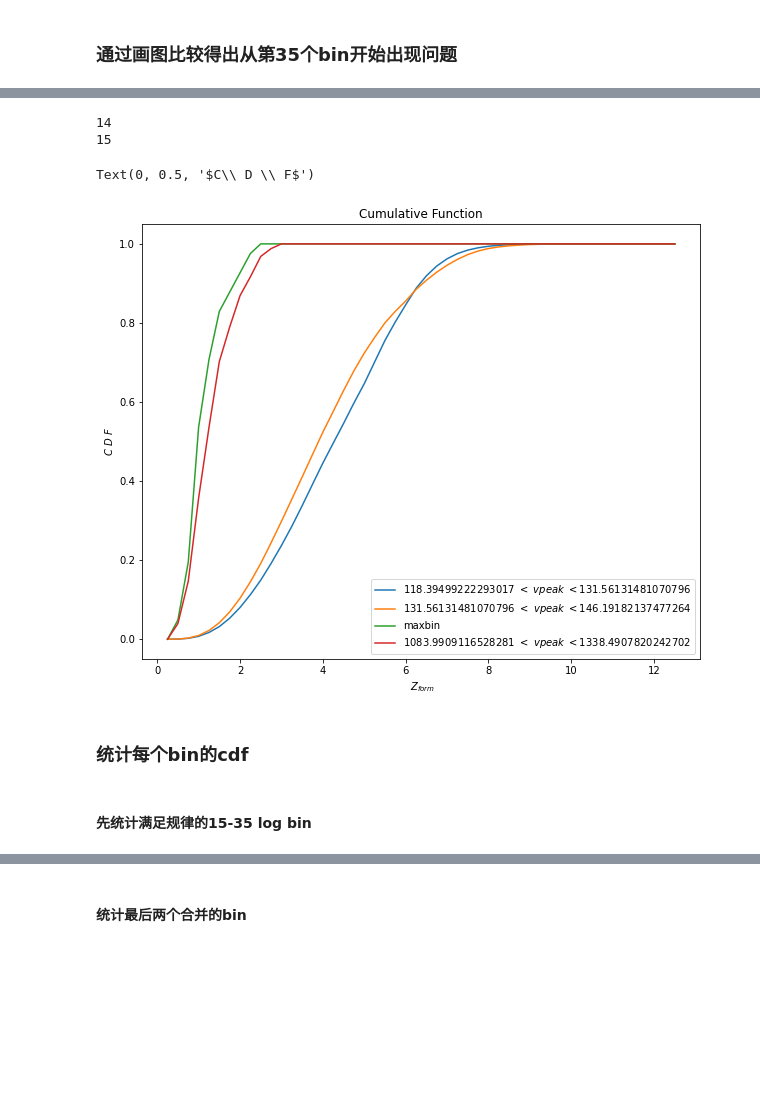
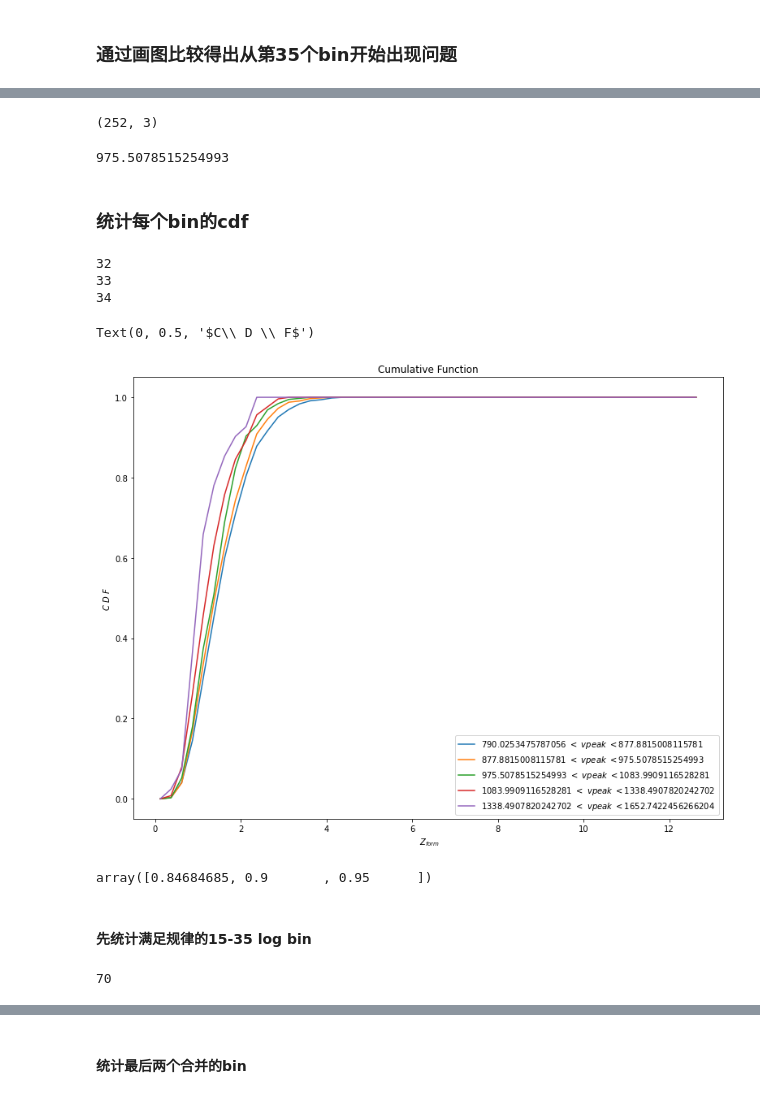
Before and after one commit to zhengyun0215/mock, a Jupyter notebook: zform_new.ipynb, the cells around one changed output, grey strips where cells are left out. Drawn from its saved outputs; the diff is of its cells as text; code cells hidden in the pictures; blank space fills up the shorter version.

```diff
--- a/zform_new.ipynb
+++ b/zform_new.ipynb
@@ -313,32 +299,55 @@ array([0.3938972 , 1.00151654, 2.17974646, 1.03508981, 0.70475603,
-# %%
-plt.figure(figsize=(10,8))
-for i in range(14,16):
-    print(i)
-    info = np.array(vpeak_logbin[i])
-    v_hist = np.histogram(info[:,2],bin_red)[0]
-    cdf = np.cumsum(v_hist/sum(v_hist))
-    plt.plot(bin_red[1:],cdf,label = '$%s\ <\ vpeak\ < %s$'%(bin_log[i-1],bin_log[i]))
-
-v_hist1 = np.histogram(temp1[:,2],bin_red)[0]
-cdf1 = np.cumsum(v_hist1/sum(v_hist1))
-v_hist2 = np.histogram(temp2[:,2],bin_red)[0]
-cdf2 = np.cumsum(v_hist2/sum(v_hist2))
-plt.plot(bin_red[1:],cdf1,label = 'maxbin')
-plt.plot(bin_red[1:],cdf2,label = '$%s\ <\ vpeak\ < %s$'%(bin_log[34],bin_log[36]))
-
-
-plt.plot()
-plt.legend()
-plt.title('Cumulative Function')
-plt.xlabel(r' $Z_{form}$ ')
-plt.ylabel(r'$C\ D \ F$')
-# %% [output]
-14
-15
-Text(0, 0.5, '$C\\ D \\ F$')
-[figure, removed]
+# %%
+temp2.shape
+# %% [output]
+(252, 3)
+# %%
+bin_log[33]
+# %% [output]
+975.5078515254993
 # %% [markdown]
 ### 统计每个bin的cdf
+# %%
+plt.figure(figsize=(13,10))
+for i in range(32,35):
+    print(i)
+    info = np.array(vpeak_logbin[i])
+    v_hist = np.histogram(info[:,2],bin_red)[0]
+    cdf = np.cumsum(v_hist/sum(v_hist))
+    plt.plot(bin_red[1:],cdf,label = '$%s\ <\ vpeak\ < %s$'%(bin_log[i-1],bin_log[i]))
+
+v_hist1 = np.histogram(temp1[:,2],bin_red)[0]
+cdf1 = np.cumsum(v_hist1/sum(v_hist1))
+
+v_hist2 = np.histogram(temp2[:,2],bin_red)[0]
+cdf2 = np.cumsum(v_hist2/sum(v_hist2))
+# v_hist3 = np.histogram(temp3[:,2],bin_red)[0]
+# cdf3 = np.cumsum(v_hist3/sum(v_hist3))
+# plt.plot(bin_red[1:],cdf3,label = '$%s\ <\ vpeak\ < %s$'%(bin_log[33],bin_log[35]))
+plt.plot(bin_red[1:],cdf2,label = '$%s\ <\ vpeak\ < %s$'%(bin_log[-6],bin_log[-4]))
+plt.plot(bin_red[1:],cdf1,label = '$%s\ <\ vpeak\ < %s$'%(bin_log[-4],bin_log[-2]))
+
+
+
+
+plt.plot()
+plt.legend()
+plt.title('Cumulative Function')
+plt.xlabel(r' $Z_{form}$ ')
+plt.ylabel(r'$C\ D \ F$')
+# %% [output]
+32
+33
+34
+Text(0, 0.5, '$C\\ D \\ F$')
+[figure, added]
+# %%
+cdf1[6:9]
+# %% [output]
+array([0.84684685, 0.9       , 0.95      ])
 # %% [markdown]
 #### 先统计满足规律的15-35 log bin
+# %%
+len(vpeak_logbin[36])
+# %% [output]
+70
 # %%
```
Also changed, not shown: parts of 51 cells of this notebook.
